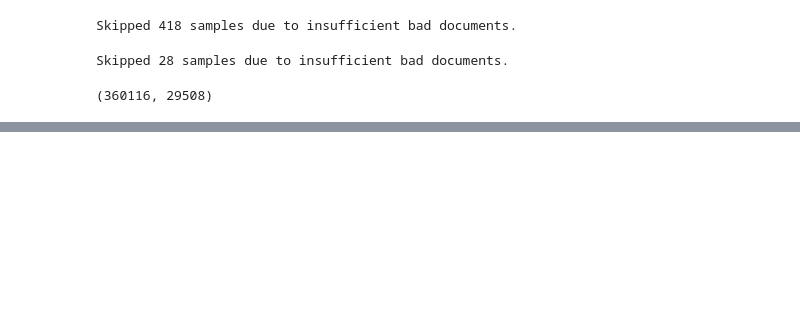
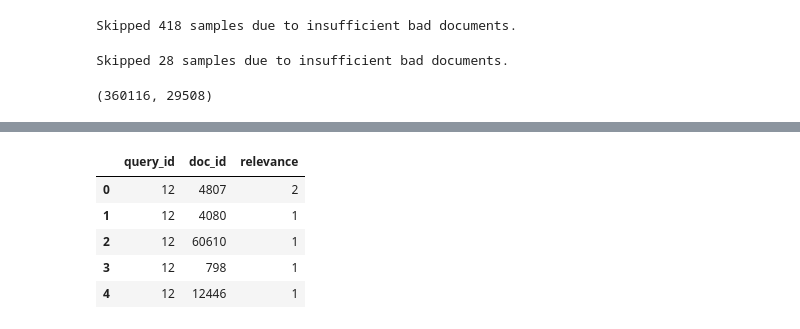
Before and after one commit to DeevyanshuMalu/CS6101-Assignments, a Jupyter notebook: Assignment-2/data_init.ipynb, the cells around one changed output, grey strips where cells are left out. Drawn from its saved outputs; the diff is of its cells as text; code cells hidden in the pictures; blank space fills up the shorter version.

```diff
--- a/Assignment-2/data_init.ipynb
+++ b/Assignment-2/data_init.ipynb
@@ -136,0 +138,14 @@ Wrote 415838 unique documents.
+# %%
+qrel_path = "simple_english/en2simple.rel"
+queries_path = "simple_english/wiki_en.queries"
+docs_path = "simple_english/wiki_simple.documents"
+# %%
+qrel_df = pd.read_csv(qrel_path, names=["query_id", "doc_id", "relevance"], delimiter="\t")
+qrel_df.head()
+# %% [output]
+|  | query_id | doc_id | relevance |
+| 0 | 12 | 4807 | 2 |
+| 1 | 12 | 4080 | 1 |
+| 2 | 12 | 60610 | 1 |
+| 3 | 12 | 798 | 1 |
+| 4 | 12 | 12446 | 1 |
```
Also changed, not shown: parts of 11 cells of this notebook, 3 other files.
